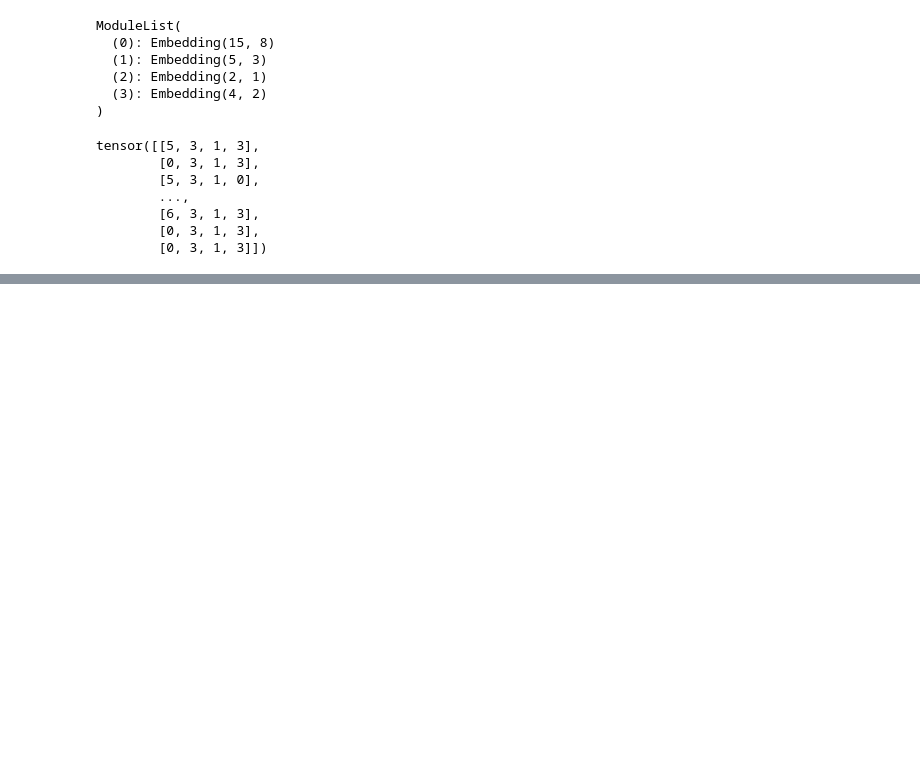
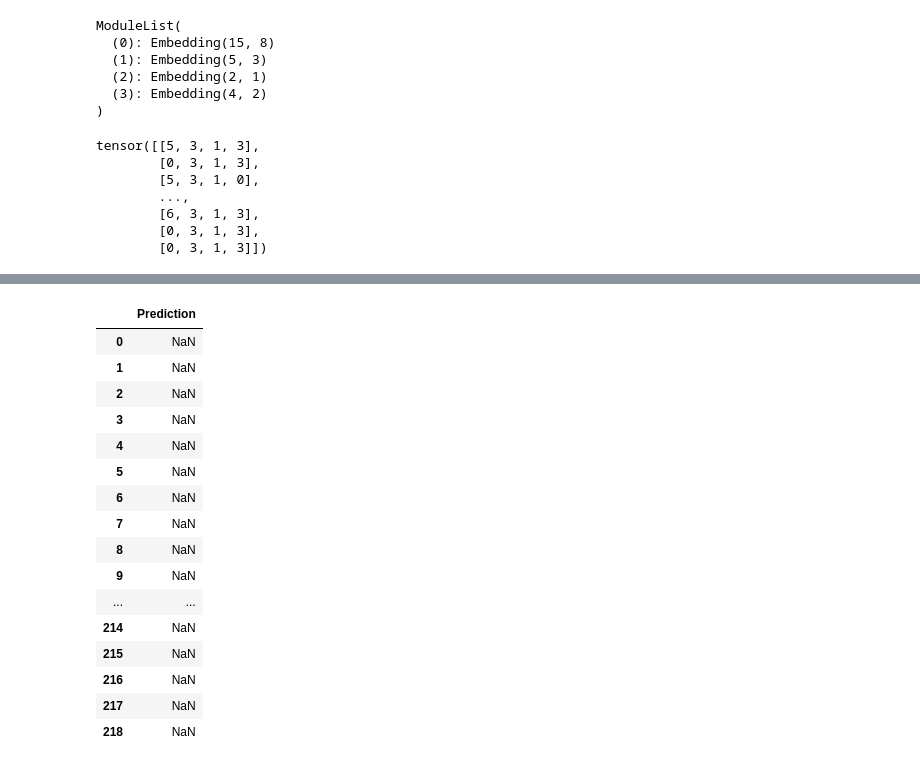
Before and after one commit to gokulmpg/pytorch_nn, a Jupyter notebook: House_price_preds.ipynb, the cells around one changed output, grey strips where cells are left out. Cells and saved outputs as stored; diff of their text form; code cells hidden in the pictures; blank space fills up the shorter version.

```diff
--- a/House_price_preds.ipynb
+++ b/House_price_preds.ipynb
@@ -317,0 +510,22 @@ tensor([[-1.4415,  2.4070, -0.0000,  0.7678, -2.6828, -0.0000,  2.2658, -1.7745,
+# %%
+data_verify=pd.DataFrame(y_test.tolist(),columns=["Test"])
+data_predicted=pd.DataFrame(y_pred.tolist(),columns=["Prediction"])
+data_predicted
+# %% [output]
+|  | Prediction |
+| 0 | NaN |
+| 1 | NaN |
+| 2 | NaN |
+| 3 | NaN |
+| 4 | NaN |
+| 5 | NaN |
+| 6 | NaN |
+| 7 | NaN |
+| 8 | NaN |
+| 9 | NaN |
+| ... | ... |
+| 214 | NaN |
+| 215 | NaN |
+| 216 | NaN |
+| 217 | NaN |
+| 218 | NaN |
```
Also changed, not shown: parts of 34 cells of this notebook.
